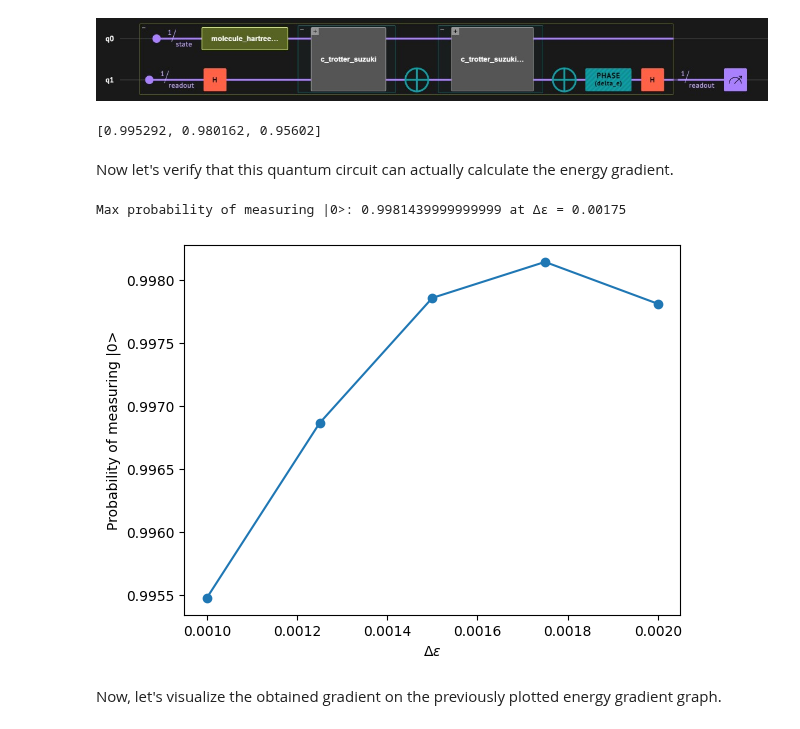
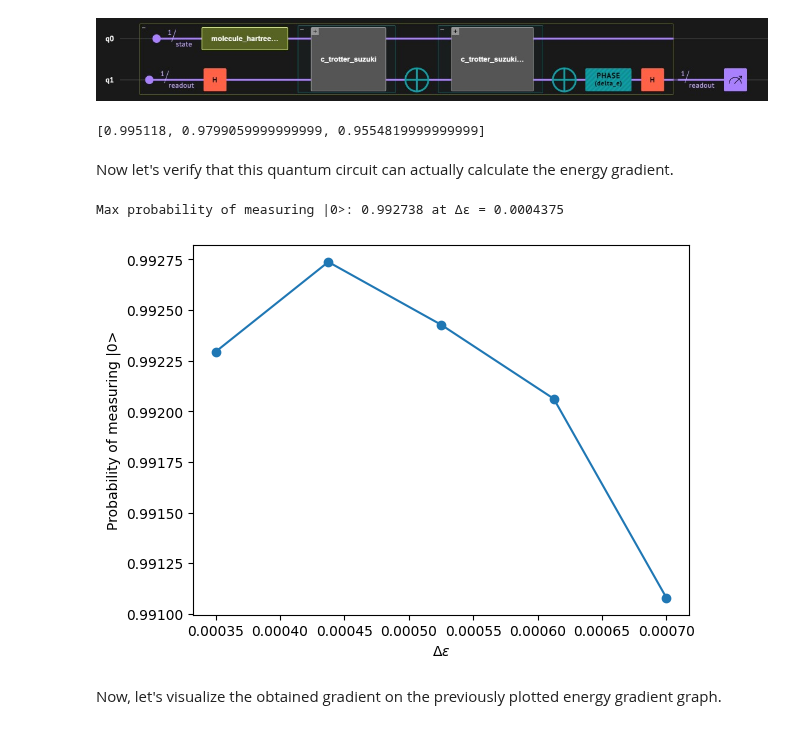
Before and after one commit to Classiq/classiq-library, a Jupyter notebook: community/paper_implementation_project/bpde/bpde.ipynb, the cells around one changed output. Saved outputs shown, nothing was run; the diff lists cells and outputs as text; code cells hidden in the pictures.

```diff
--- a/community/paper_implementation_project/bpde/bpde.ipynb
+++ b/community/paper_implementation_project/bpde/bpde.ipynb
@@ -64,12 +64,8 @@ Let's vary the interatomic distance and plot the potential energy surface. In th
 total_energies = []
 distances = np.linspace(0.4, 2.1, 30)
 for distance in tqdm(distances):
-    problem = get_electronic_structure_problem(distance)
-    operator = problem.generate_hamiltonian()
-    mat = operator.to_matrix()
-    w, v = np.linalg.eig(mat)
-    result = np.real(min(w))
-    result += 1 / (distance * 1.889726)  # Nuclear repulsion energy
+    molecule = get_electronic_structure_problem(distance)
+    result = molecule.fci_energy
     total_energies.append(result)
 
 plt.plot(distances, total_energies, "o-")
@@ -250,10 +232,11 @@ Executing the code above yields the following circuit.
 # %% [markdown]
 <img src="embedded-picture-1" />
 # %%
+execution_preferences = ExecutionPreferences(num_shots=num_shots, random_seed=SEED)
 delta_es = [0.1, 0.2, 0.3]
 
-with ExecutionSession(qprog) as execution_session:
-    hamiltonian = [PauliTerm(pauli=[Pauli.Z], coefficient=1.0)]
+with ExecutionSession(qprog, execution_preferences) as execution_session:
+    hamiltonian = Pauli.Z(0)
     batch_estimate_result = execution_session.batch_estimate(
         hamiltonian,
         [{"delta_e": delta_e} for delta_e in delta_es],
@@ -261,7 +244,7 @@ with ExecutionSession(qprog) as execution_session:
 
 [batch_estimate_result[i].value.real for i in range(len(delta_es))]
 # %% [output]
-[0.995292, 0.980162, 0.95602]
+[0.995118, 0.9799059999999999, 0.9554819999999999]
 # %% [markdown]
 Now let's verify that this quantum circuit can actually calculate the energy gradient.
 # %%
@@ -272,27 +255,21 @@ def get_zero_state_measurement_probabilities(
     delta_es: float,
     num_shots: int = 1_000_000,  # maximum number of shots classiq can handle
 ) -> float:
-    global QMODS, QPROGS, DURATIONS
+    global QPROGS, DURATIONS
     time_start = perf_counter()
-    qmod = get_qfunc(
-        molecule_problem_a=get_electronic_structure_problem(R - delta_r / 2),
-        molecule_problem_b=get_electronic_structure_problem(R + delta_r / 2),
+    main = get_qfunc(
+        molecule_a=get_electronic_structure_problem(R - delta_r / 2),
+        molecule_b=get_electronic_structure_problem(R + delta_r / 2),
         time=time,
     )
-    qmod = create_model(
-        qmod,
-        execution_preferences=ExecutionPreferences(
-            num_shots=num_shots, random_seed=SEED
-        ),
-    )
-    qprog = synthesize(qmod)
-    with ExecutionSession(qprog) as execution_session:
-        pauli_z = [PauliTerm(pauli=[Pauli.Z], coefficient=1.0)]
+    qprog = synthesize(main)
+    execution_preferences = ExecutionPreferences(num_shots=num_shots, random_seed=SEED)
+    with ExecutionSession(qprog, execution_preferences) as execution_session:
+        pauli_z = Pauli.Z(0)
         batch_estimate_result = execution_session.batch_estimate(
             pauli_z, [{"delta_e": delta_e} for delta_e in delta_es]
         )
     time_end = perf_counter()
-    QMODS.append(qmod)
     QPROGS.append(qprog)
     DURATIONS.append(time_end - time_start)
 
@@ -300,32 +277,32 @@ def get_zero_state_measurement_probabilities(
 # %%
 # Calculate the energy gradient by varying the Δε
 
 
 # parameters
 internuclear_distance = 1.0
-time = 100.0
+time = 100.0 * 2
 delta_r = 0.0025
-delta_es = np.linspace(0.001, 0.002, 5)
+delta_es = np.linspace(0.00035, 0.0007, 5)
 
 # calculate the probability of measuring |0> for each delta_e
 probs = get_zero_state_measurement_probabilities(
     internuclear_distance, delta_r, time, delta_es
 )
 print(
     "Max probability of measuring |0>:",
     max(probs),
     "at Δε =",
     delta_es[np.argmax(probs)],
 )
 
 # Plot the results
 plt.plot(delta_es, probs, "o-")
 plt.xlabel(r"$\Delta\varepsilon$")
 plt.ylabel("Probability of measuring |0>")
 plt.show()
 # %% [output]
-Max probability of measuring |0>: 0.9981439999999999 at Δε = 0.00175
+Max probability of measuring |0>: 0.992738 at Δε = 0.0004375
-[figure, old version]
+[figure, new version]
 # %% [markdown]
 Now, let's visualize the obtained gradient on the previously plotted energy gradient graph.
 # %%
```
Also changed, not shown: parts of 10 cells of this notebook, 13 other files.
